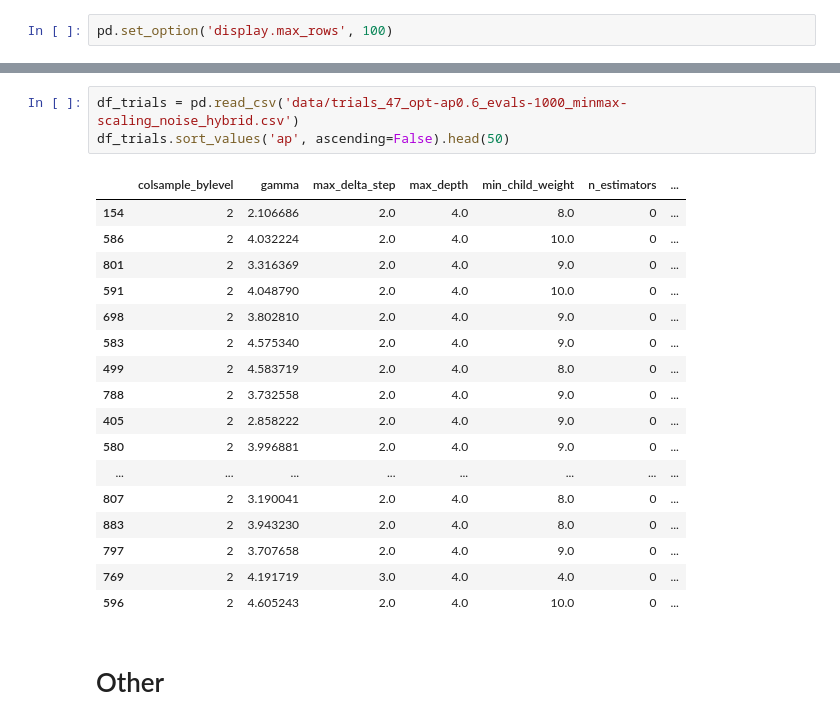
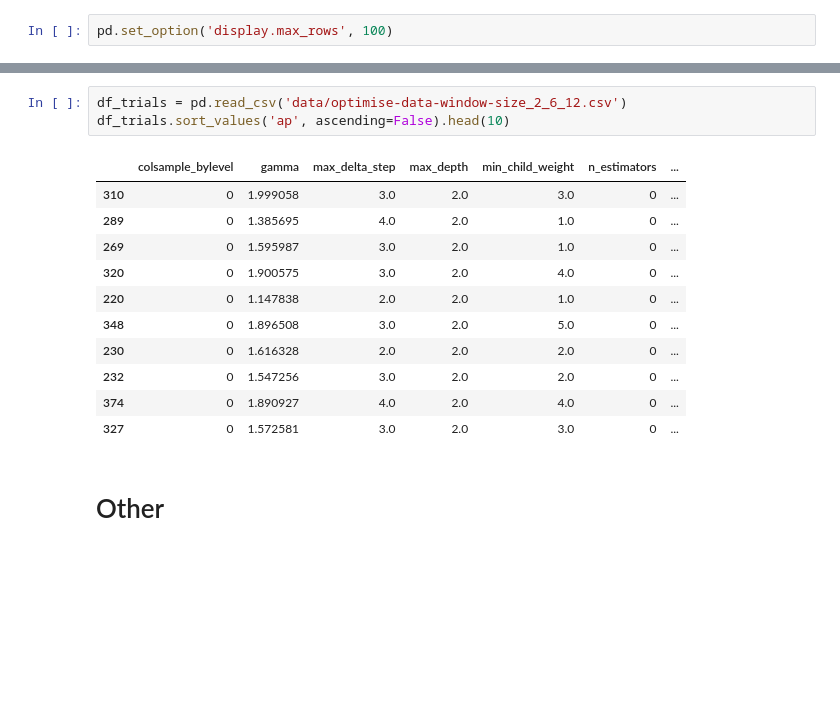
Before and after one commit to DomStan/stonk-rank, a Jupyter notebook: stonks_notebook.ipynb, the cells around one changed output, grey strips where cells are left out. Drawn from its saved outputs; the diff is of its cells as text; blank space fills up the shorter version.

```diff
--- a/stonks_notebook.ipynb
+++ b/stonks_notebook.ipynb
@@ -509,24 +523,18 @@ df_trials.sort_values('ap', ascending=False).head(50)
 # %%
-df_trials = pd.read_csv('data/trials_47_opt-ap0.6_evals-1000_minmax-scaling_noise_hybrid.csv')
-df_trials.sort_values('ap', ascending=False).head(50)
+df_trials = pd.read_csv('data/optimise-data-window-size_2_6_12.csv')
+df_trials.sort_values('ap', ascending=False).head(10)
 # %% [output]
 |  | colsample_bylevel | gamma | max_delta_step | max_depth | min_child_weight | n_estimators | ... |
-| 154 | 2 | 2.106686 | 2.0 | 4.0 | 8.0 | 0 | ... |
-| 586 | 2 | 4.032224 | 2.0 | 4.0 | 10.0 | 0 | ... |
-| 801 | 2 | 3.316369 | 2.0 | 4.0 | 9.0 | 0 | ... |
-| 591 | 2 | 4.048790 | 2.0 | 4.0 | 10.0 | 0 | ... |
-| 698 | 2 | 3.802810 | 2.0 | 4.0 | 9.0 | 0 | ... |
-| 583 | 2 | 4.575340 | 2.0 | 4.0 | 9.0 | 0 | ... |
-| 499 | 2 | 4.583719 | 2.0 | 4.0 | 8.0 | 0 | ... |
-| 788 | 2 | 3.732558 | 2.0 | 4.0 | 9.0 | 0 | ... |
-| 405 | 2 | 2.858222 | 2.0 | 4.0 | 9.0 | 0 | ... |
-| 580 | 2 | 3.996881 | 2.0 | 4.0 | 9.0 | 0 | ... |
-| ... | ... | ... | ... | ... | ... | ... | ... |
-| 807 | 2 | 3.190041 | 2.0 | 4.0 | 8.0 | 0 | ... |
-| 883 | 2 | 3.943230 | 2.0 | 4.0 | 8.0 | 0 | ... |
-| 797 | 2 | 3.707658 | 2.0 | 4.0 | 9.0 | 0 | ... |
-| 769 | 2 | 4.191719 | 3.0 | 4.0 | 4.0 | 0 | ... |
-| 596 | 2 | 4.605243 | 2.0 | 4.0 | 10.0 | 0 | ... |
+| 310 | 0 | 1.999058 | 3.0 | 2.0 | 3.0 | 0 | ... |
+| 289 | 0 | 1.385695 | 4.0 | 2.0 | 1.0 | 0 | ... |
+| 269 | 0 | 1.595987 | 3.0 | 2.0 | 1.0 | 0 | ... |
+| 320 | 0 | 1.900575 | 3.0 | 2.0 | 4.0 | 0 | ... |
+| 220 | 0 | 1.147838 | 2.0 | 2.0 | 1.0 | 0 | ... |
+| 348 | 0 | 1.896508 | 3.0 | 2.0 | 5.0 | 0 | ... |
+| 230 | 0 | 1.616328 | 2.0 | 2.0 | 2.0 | 0 | ... |
+| 232 | 0 | 1.547256 | 3.0 | 2.0 | 2.0 | 0 | ... |
+| 374 | 0 | 1.890927 | 4.0 | 2.0 | 4.0 | 0 | ... |
+| 327 | 0 | 1.572581 | 3.0 | 2.0 | 3.0 | 0 | ... |
 # %% [markdown]
 # Other
 # %%
```
Also changed, not shown: parts of 19 cells of this notebook, 3 other files.
